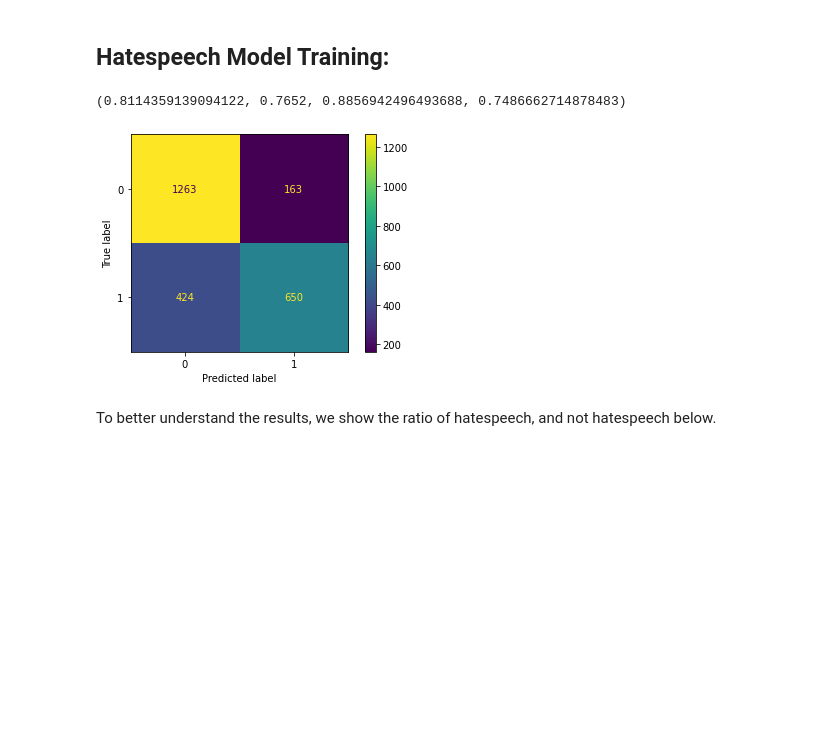
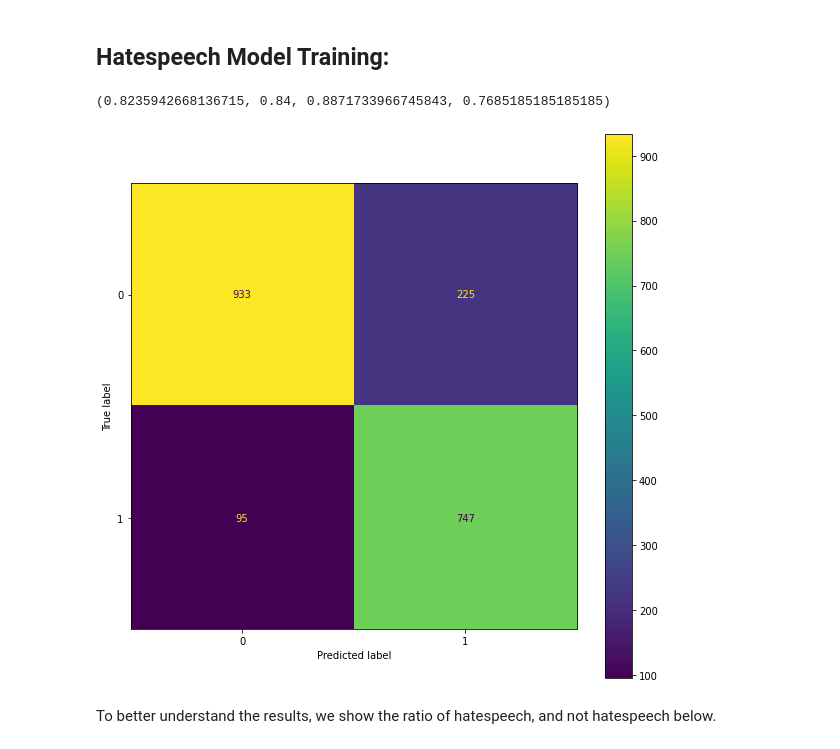
Before and after one commit to jannik-el/twitter-nlp, a Jupyter notebook: task-notebooks/4-automatic-prediction.ipynb, the cells around one changed output. Drawn from its saved outputs; the diff is of its cells as text; code cells hidden in the pictures; blank space fills up the shorter version.

Commit message:
manual deepnote streamlit update commit

```diff
--- a/task-notebooks/4-automatic-prediction.ipynb
+++ b/task-notebooks/4-automatic-prediction.ipynb
@@ -187,7 +183,10 @@ def classify_hate(model, vocabulary_size, X_train_txt, y_train, confusion_matrix
         recallscore = recall_score(y_test, pred, pos_label='0')
         precscore = precision_score(y_test, pred, pos_label='0')
     if confusion_matrix == True:
-        plot_confusion_matrix(classifier, X_test, y_test)
+        _, ax = plt.subplots(figsize=(10,10))
+        plot_confusion_matrix(classifier, X_test, y_test, ax = ax)
+        plt.savefig("/work/twitter-nlp/streamlit/data/confusion_matrix_hate.png")
+
     if tree1 == True:
         # print("Plotting Decision Tree...")
         text_representation = tree.export_text(classifier, feature_names = list(cv.get_feature_names_out()))
@@ -203,10 +202,10 @@ def classify_hate(model, vocabulary_size, X_train_txt, y_train, confusion_matrix
 
     return f1score, acc_score, recallscore, precscore
 # %%
-classify_hate('RF', vocabulary_size_hate, X_train_txt, y_train, confusion_matrix = True, save_model=False)
+classify_hate('SGDC', vocabulary_size_hate, X_train_txt, y_train, confusion_matrix = True, save_model=False)
 # %% [output]
-(0.8114359139094122, 0.7652, 0.8856942496493688, 0.7486662714878483)
+(0.8235942668136715, 0.84, 0.8871733966745843, 0.7685185185185185)
-[figure, old version]
+[figure, new version]
 # %% [markdown]
 To better understand the results, we show the ratio of hatespeech, and not hatespeech below. <br/>
 # %%
```
Also changed, not shown: parts of 6 cells of this notebook, 6 other files.
